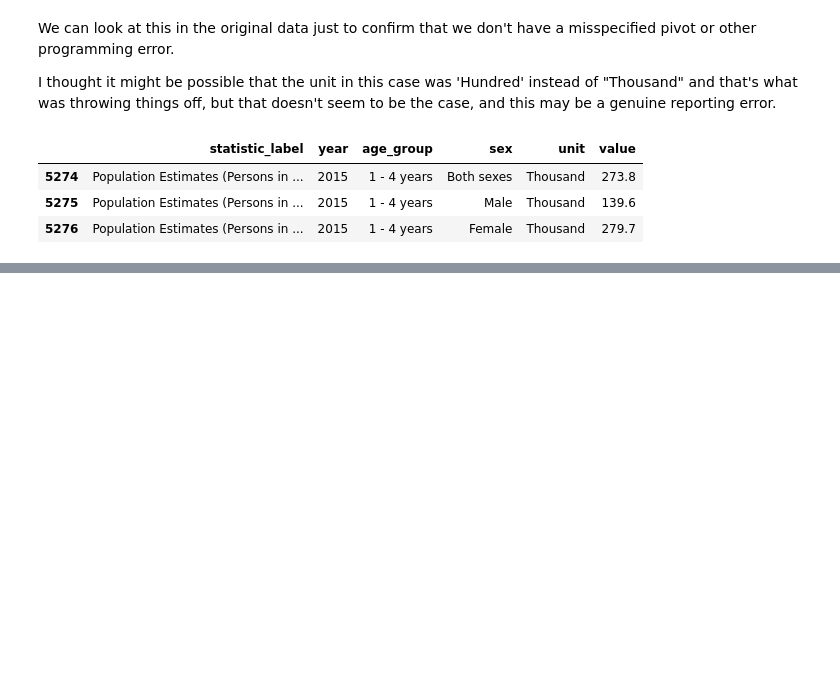
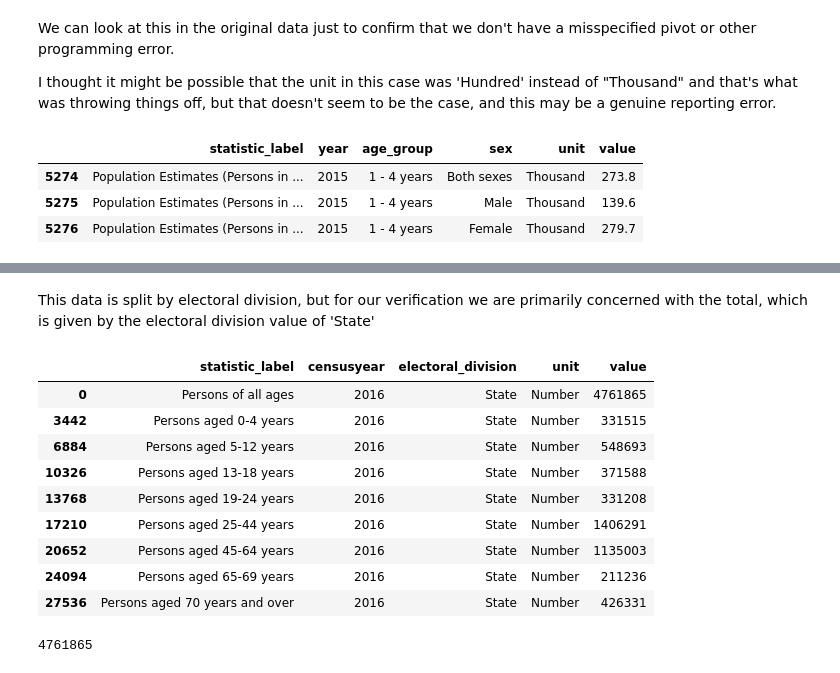
Before and after one commit to step-hen-burke/ca1, a Jupyter notebook: 00_initial_exploration.ipynb, the cells around one changed output, grey strips where cells are left out. Drawn from its saved outputs; the diff is of its cells as text; code cells hidden in the pictures; blank space fills up the shorter version.

Commit message:
Incorporating census data for checksum

```diff
--- a/00_initial_exploration.ipynb
+++ b/00_initial_exploration.ipynb
@@ -146,0 +157,4 @@ These large discrepancies (>1000 people) only appear to occur in Females between
+# %%
+census_2016_age_df = pd.read_csv('data/census_2016_age_profile.csv')
+census_2016_age_df = census_2016_age_df.rename(columns={x: x.lower().replace(' ', '_') for x in census_2016_age_df.columns})
+census_2016_age_df.head()
@@ -146,0 +168,20 @@ These large discrepancies (>1000 people) only appear to occur in Females between
+# %% [markdown]
+This data is split by electoral division, but for our verification we are primarily concerned with the total, which is given by the electoral division value of 'State'
+# %%
+census_2016_age_df.loc[census_2016_age_df['electoral_division'] == 'State']
+# %% [output]
+|  | statistic_label | censusyear | electoral_division | unit | value |
+| 0 | Persons of all ages | 2016 | State | Number | 4761865 |
+| 3442 | Persons aged 0-4 years | 2016 | State | Number | 331515 |
+| 6884 | Persons aged 5-12 years | 2016 | State | Number | 548693 |
+| 10326 | Persons aged 13-18 years | 2016 | State | Number | 371588 |
+| 13768 | Persons aged 19-24 years | 2016 | State | Number | 331208 |
+| 17210 | Persons aged 25-44 years | 2016 | State | Number | 1406291 |
+| 20652 | Persons aged 45-64 years | 2016 | State | Number | 1135003 |
+| 24094 | Persons aged 65-69 years | 2016 | State | Number | 211236 |
+| 27536 | Persons aged 70 years and over | 2016 | State | Number | 426331 |
+# %%
+census_2016_age_df.loc[(census_2016_age_df['electoral_division'] == 'State') &
+    (census_2016_age_df['statistic_label'] != 'Persons of all ages')]['value'].sum()
+# %% [output]
+4761865
```
Also changed, not shown: parts of 9 cells of this notebook.
